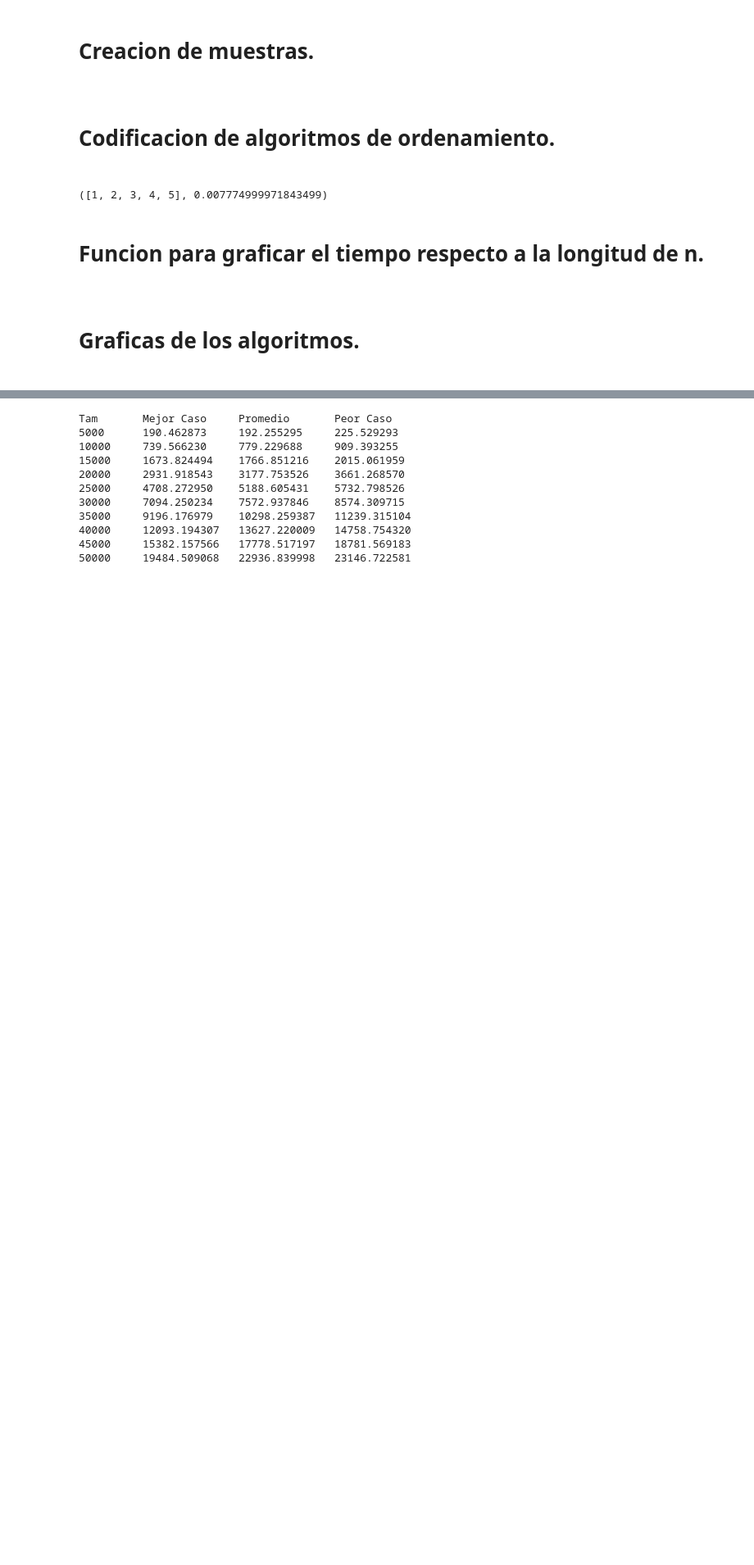
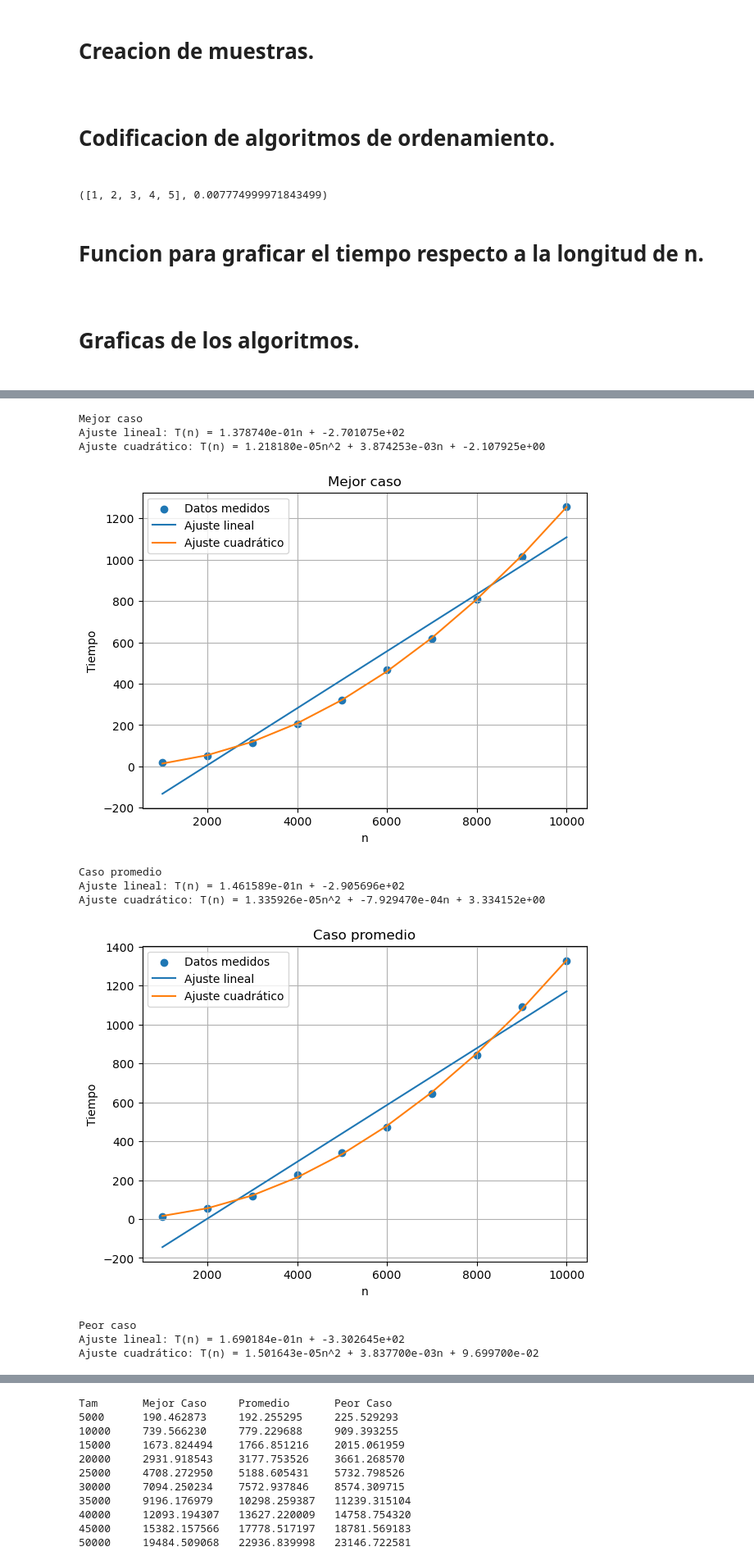
Before and after one commit to Javier033x/Tareas-Unison, a Jupyter notebook: 2026-1/Analisis_de_Algoritmos/Tareas/Tarea_1/algoritmos_codigo/algoritmos_codigo.ipynb, the cells around one changed output, grey strips where cells are left out. Shown at 82% size. Saved outputs shown, nothing was run; the diff lists cells and outputs as text; code cells hidden in the pictures; blank space fills up the shorter version.

```diff
--- a/2026-1/Analisis_de_Algoritmos/Tareas/Tarea_1/algoritmos_codigo/algoritmos_codigo.ipynb
+++ b/2026-1/Analisis_de_Algoritmos/Tareas/Tarea_1/algoritmos_codigo/algoritmos_codigo.ipynb
@@ -220,0 +278,51 @@ graficar(tam, tiem_mejor,tiem_prom, tiem_peor, "Selection Sort")
+# %%
+
+n = np.array(tam)
+
+casos = {
+    "Mejor caso": np.array(tiem_mejor),
+    "Caso promedio": np.array(tiem_prom),
+    "Peor caso": np.array(tiem_peor)
+}
+
+for nombre, t in casos.items():
+
+    coef_lin = np.polyfit(n, t, 1)
+    a, b = coef_lin
+    T_lin = a*n + b
+
+    coef_cuad = np.polyfit(n, t, 2)
+    a2, b2, c2 = coef_cuad
+    T_cuad = a2*n**2 + b2*n + c2
+
+    print(nombre)
+    print(f"Ajuste lineal: T(n) = {a:.6e}n + {b:.6e}")
+    print(f"Ajuste cuadrático: T(n) = {a2:.6e}n^2 + {b2:.6e}n + {c2:.6e}")
+    print()
+
+    plt.figure(figsize=(7,5))
+
+    plt.scatter(n, t, label="Datos medidos")
+    plt.plot(n, T_lin, label="Ajuste lineal")
+    plt.plot(n, T_cuad, label="Ajuste cuadrático")
+
+    plt.xlabel("n")
+    plt.ylabel("Tiempo")
+    plt.title(nombre)
+
+    plt.legend()
+    plt.grid(True)
+
+    plt.show()
+# %% [output]
+Mejor caso
+Ajuste lineal: T(n) = 1.378740e-01n + -2.701075e+02
+Ajuste cuadrático: T(n) = 1.218180e-05n^2 + 3.874253e-03n + -2.107925e+00
+[figure, added]
+Caso promedio
+Ajuste lineal: T(n) = 1.461589e-01n + -2.905696e+02
+Ajuste cuadrático: T(n) = 1.335926e-05n^2 + -7.929470e-04n + 3.334152e+00
+[figure, added]
+Peor caso
+Ajuste lineal: T(n) = 1.690184e-01n + -3.302645e+02
+Ajuste cuadrático: T(n) = 1.501643e-05n^2 + 3.837700e-03n + 9.699700e-02
```
Also changed, not shown: parts of 14 cells of this notebook.
